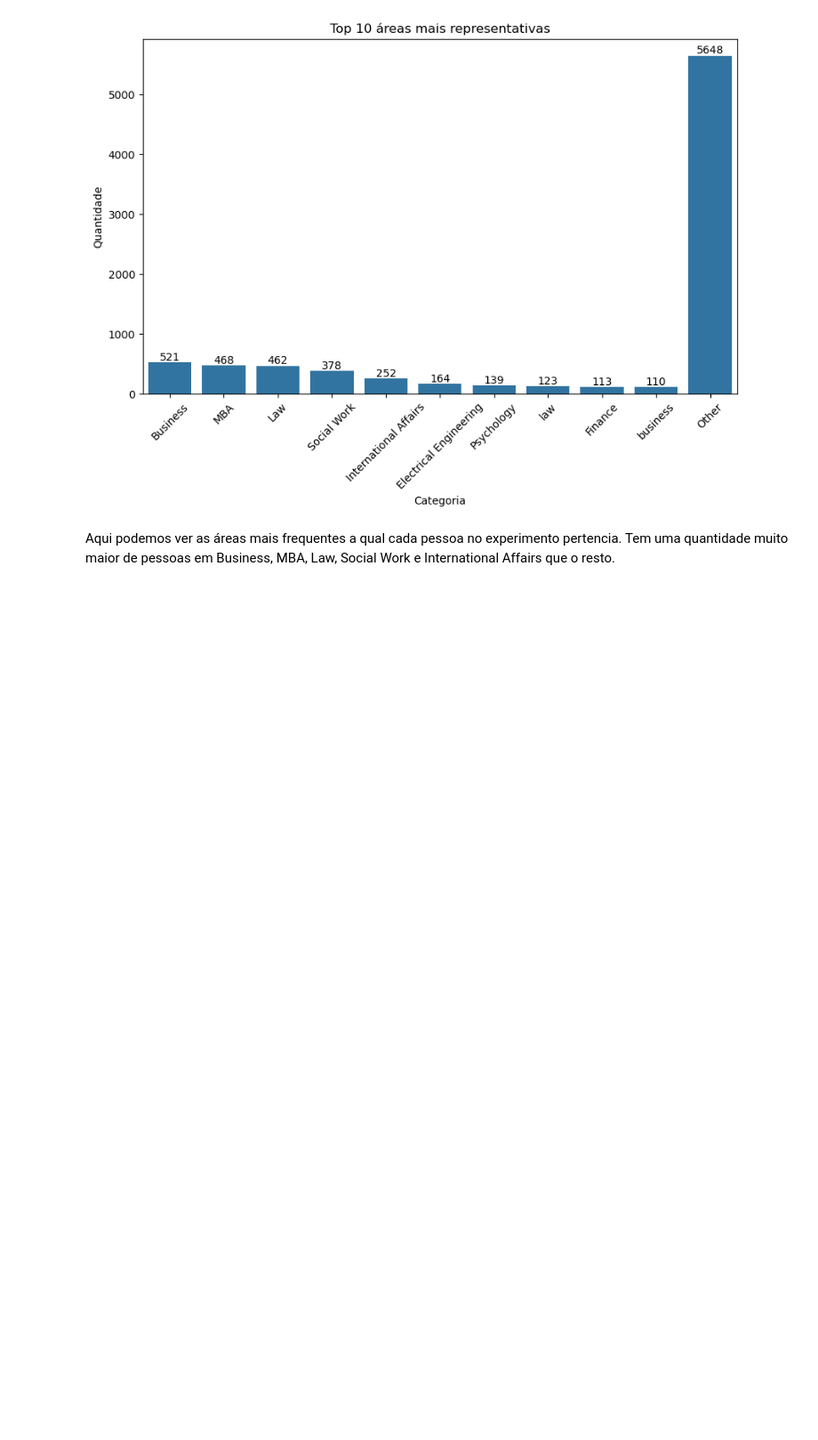
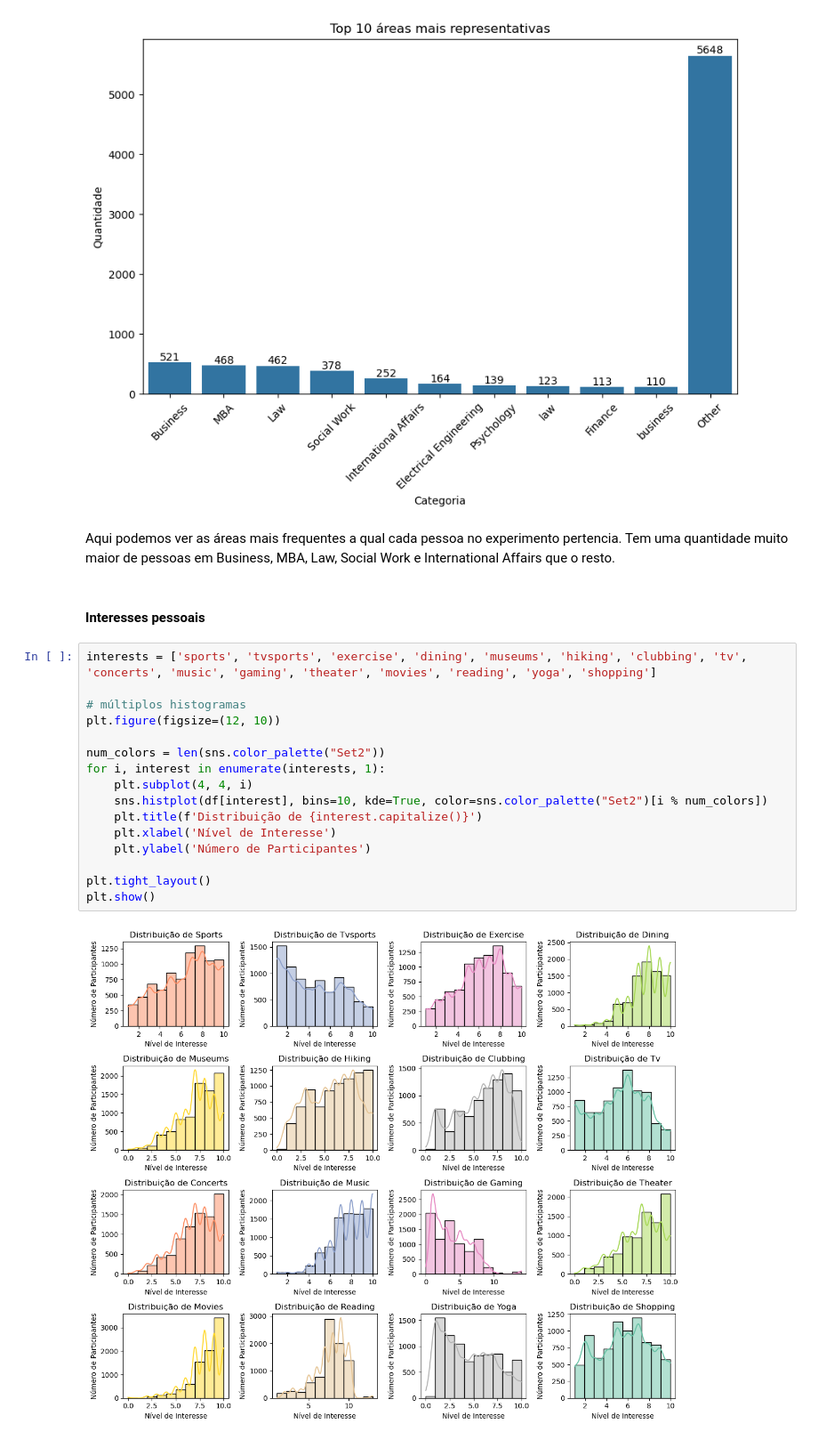
Before and after one commit to FrederickAlmeida/SpeedDating, a Jupyter notebook: EDA.ipynb, the cells around one changed output. Shown at 89% size. Drawn from its saved outputs; the diff is of its cells as text; blank space fills up the shorter version.

```diff
--- a/EDA.ipynb
+++ b/EDA.ipynb
@@ -343,3 +343,23 @@ plt.show()
 [figure]
 # %% [markdown]
 Aqui podemos ver as áreas mais frequentes a qual cada pessoa no experimento pertencia. Tem uma quantidade muito maior de pessoas em Business, MBA, Law, Social Work e International Affairs que o resto.
+# %% [markdown]
+#### Interesses pessoais
+# %%
+interests = ['sports', 'tvsports', 'exercise', 'dining', 'museums', 'hiking', 'clubbing', 'tv', 'concerts', 'music', 'gaming', 'theater', 'movies', 'reading', 'yoga', 'shopping']
+
+# múltiplos histogramas
+plt.figure(figsize=(12, 10))
+
+num_colors = len(sns.color_palette("Set2"))
+for i, interest in enumerate(interests, 1):
+    plt.subplot(4, 4, i)
+    sns.histplot(df[interest], bins=10, kde=True, color=sns.color_palette("Set2")[i % num_colors])
+    plt.title(f'Distribuição de {interest.capitalize()}')
+    plt.xlabel('Nível de Interesse')
+    plt.ylabel('Número de Participantes')
+
+plt.tight_layout()
+plt.show()
+# %% [output]
+[figure, added]
```
Also changed, not shown: parts of 9 cells of this notebook.
